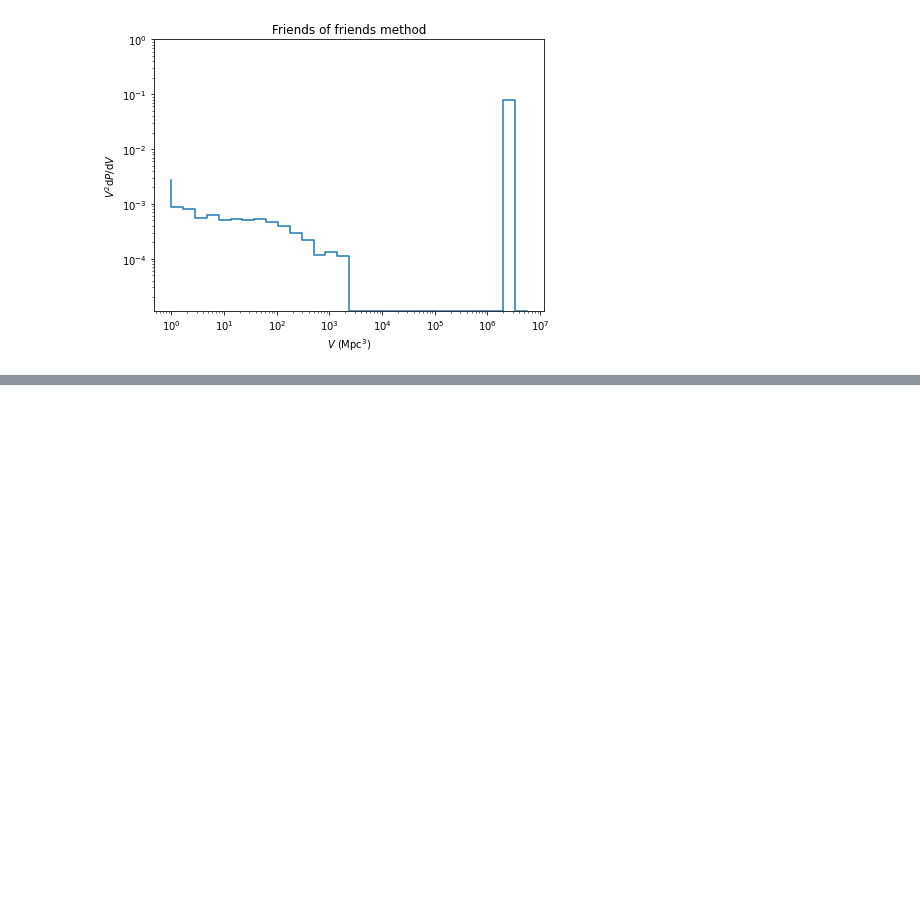
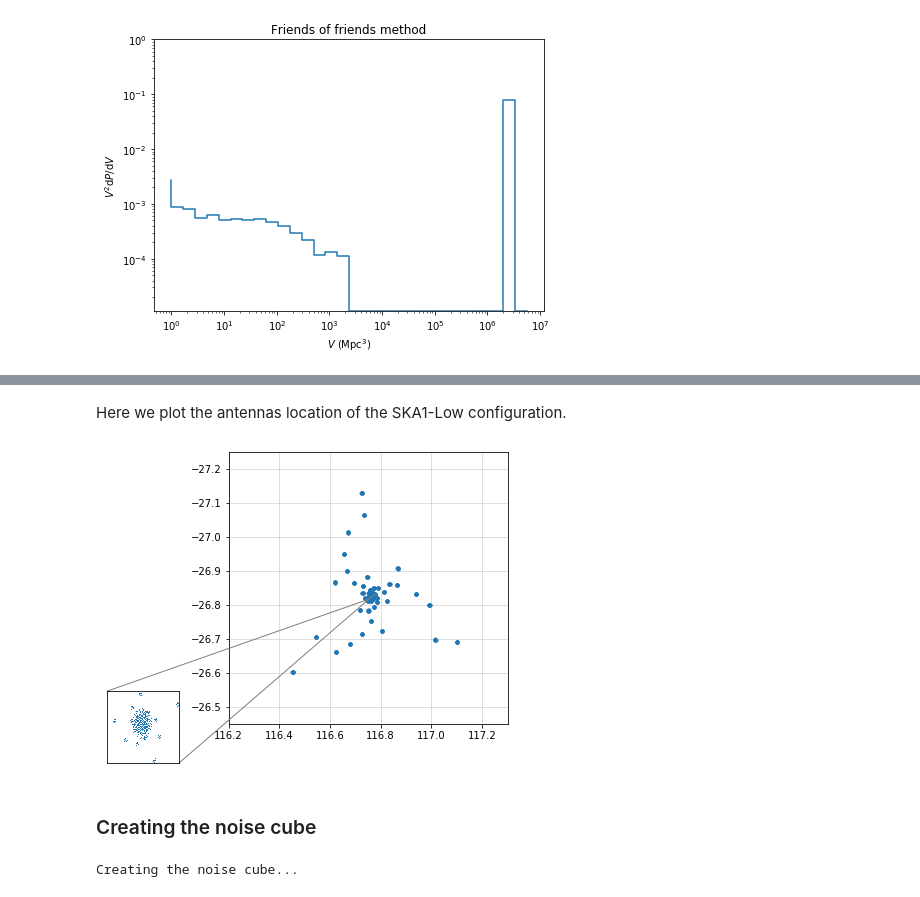
Before and after one commit to sambit-giri/tools21cm, a Jupyter notebook: docs/examples/tutorials.ipynb, the cells around one changed output, grey strips where cells are left out. Drawn from its saved outputs; the diff is of its cells as text; code cells hidden in the pictures; blank space fills up the shorter version.

```diff
--- a/docs/examples/tutorials.ipynb
+++ b/docs/examples/tutorials.ipynb
@@ -286,0 +301,44 @@ plt.show()
+# %% [markdown]
+Here we plot the antennas location of the SKA1-Low configuration.
+# %%
+from mpl_toolkits.axes_grid1.inset_locator import inset_axes
+from mpl_toolkits.axes_grid1.inset_locator import mark_inset
+
+ska_ant = t2c.SKA1_LowConfig_Sept2016()
+
+fig, ax = plt.subplots(figsize=(5, 5))
+plt.plot(ska_ant[:,0], ska_ant[:,1], '.')
+x1, x2, y1, y2 = 116.2, 117.3, -26.45, -27.25
+ax.set_xlim(x1, x2)
+ax.set_ylim(y1, y2)
+ax.grid(b=True, alpha=0.5)
+
+axins = inset_axes(ax, 1, 1, loc=4, bbox_to_anchor=(0.2, 0.2))
+plt.plot(ska_ant[:,0], ska_ant[:,1], ',')
+x1, x2, y1, y2 = 116.75, 116.78, -26.815, -26.833
+axins.set_xlim(x1, x2)
+axins.set_ylim(y1, y2)
+axins.grid(b=True, alpha=0.5)
+mark_inset(ax, axins, loc1=4, loc2=2, fc="none", ec="0.5")
+axins.axes.xaxis.set_ticks([]);
+axins.axes.yaxis.set_ticks([]);
+# %% [output]
+[figure, added]
+# %% [markdown]
+### Creating the noise cube
+# %%
+noise_cube = t2c.noise_cube_coeval(ncells=dT.shape[0],
+                                   z=z,
+                                   depth_mhz=None,   #If None, estimates the value such that the final output is a cube.
+                                   obs_time=1000,
+                                   filename=None,
+                                   boxsize=boxsize,
+                                   total_int_time=6.0,
+                                   int_time=10.0,
+                                   declination=-30.0,
+                                   uv_map=uv,
+                                   N_ant=Nant,
+                                   verbose=True,
+                                   fft_wrap=False)
+# %% [output]
+Creating the noise cube...
```
Also changed, not shown: parts of 22 cells of this notebook, 5 other files.
